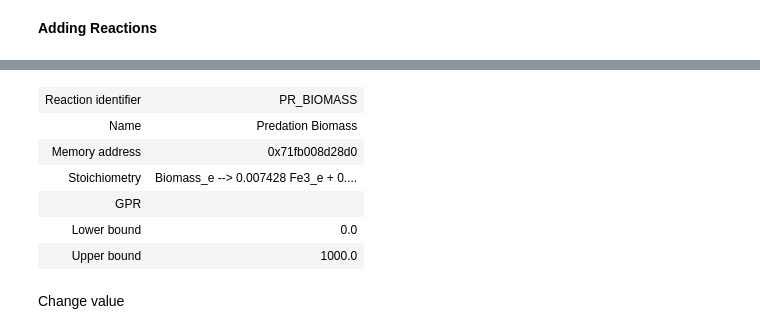
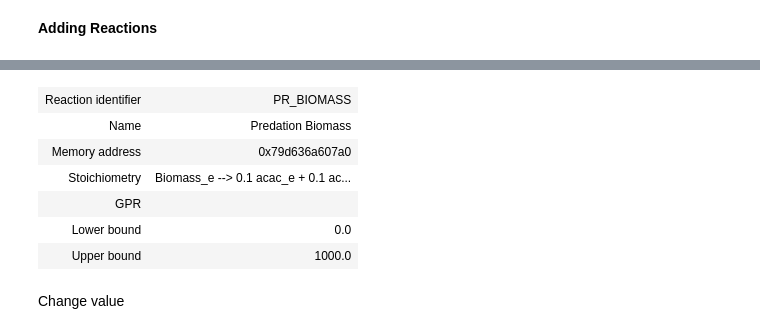
Before and after one commit to BondonMickael/M_xanthus-E_coli-Predation, a Jupyter notebook: notebooks/compart_model.ipynb, the cells around one changed output, grey strips where cells are left out. Cells and saved outputs as stored; diff of their text form; code cells hidden in the pictures.

```diff
--- a/notebooks/compart_model.ipynb
+++ b/notebooks/compart_model.ipynb
@@ -99,7 +99,7 @@ cobalt2_e = M_xanthus.metabolites.cobalt2_e
 cl_e = M_xanthus.metabolites.cl_e
 ca2_e = M_xanthus.metabolites.ca2_e
 so4_e = M_xanthus.metabolites.so4_e
-fe3_e = M_xanthus.metabolites.Fe3_e
+# fe3_e = M_xanthus.metabolites.Fe3_e
 
 # adocbl_e = M_xanthus.metabolites.adocbl_e # not used at all
 
@@ -114,47 +114,47 @@ Mreaction.add_metabolites(
         lys_L_e: 0.333448,
         his_L_e: 0.092056,
         gly_cys_L_e: 0.024805,
-        cgly_e: 0.1,  # TODO
-        pro_L_e: 0.214798,
+        cgly_e: 0.1,  # TODO # never find in any iMAT
+        pro_L_e: 0.214798, # never find in any iMAT
         alaala_e: 0.2495745,
         # fru_e: 0.1,
         # man_e: 0.1,
-        gam_e: 1.2e-03,  # from: https://pmc.ncbi.nlm.nih.gov/articles/PMC2754216/#SM / deduction?
+        gam_e: 1.2e-03,  # from: https://pmc.ncbi.nlm.nih.gov/articles/PMC2754216/#SM
         # malt_e: 1,
-        glu_L_e: 0.255712,
+        glu_L_e: 0.255712, # sometime exported in quant iMAT
         met_L_e: 0.149336,
-        thr_L_e: 0.246506,
+        thr_L_e: 0.246506, # never find in any iMAT
         fum_e: 1.2e-04,  # from: https://pmc.ncbi.nlm.nih.gov/articles/PMC2754216/#SM
         orn_e: 1.0e-05,  # from: https://pmc.ncbi.nlm.nih.gov/articles/PMC2754216/#SM
         # succ_e: 1,
         acald_e: 0.1,  # TODO
         acac_e: 0.1,  # TODO
         # glyc3p_e: 1,
         # pi_e: 0.1,
         zn2_e: 0.000324,
         mn2_e: 0.000658,
         mg2_e: 0.008253,
         k_e: 0.18569,
         cu2_e: 0.000674,
         cobalt2_e: 2.4e-05,
         cl_e: 0.004952,
         ca2_e: 0.004952,
         so4_e: 0.004126,
-        fe3_e: 0.007428,
+        # fe3_e: 0.007428, # sometime exported in quant iMAT - THEORY: Don't take from E.coli but in env to avoid E.coli to take
         # adocbl_e:1
     }
 )  # add the metabolites to the reaction
 
 Mreaction.gene_reaction_rule = ""  # define which gene allow the reaction
 
 M_xanthus.add_reactions([Mreaction])  # add the PR_Biomass reaction
 
 M_xanthus.reactions.PR_BIOMASS
 # %% [output]
 | Reaction identifier | PR_BIOMASS |
 | Name | Predation Biomass |
-| Memory address | 0x71fb008d28d0 |
-| Stoichiometry | Biomass_e --> 0.007428 Fe3_e + 0.... |
+| Memory address | 0x79d636a607a0 |
+| Stoichiometry | Biomass_e --> 0.1 acac_e + 0.1 ac... |
 | GPR |  |
 | Lower bound | 0.0 |
 | Upper bound | 1000.0 |
```
Also changed, not shown: parts of 9 cells of this notebook, 6 other files.
